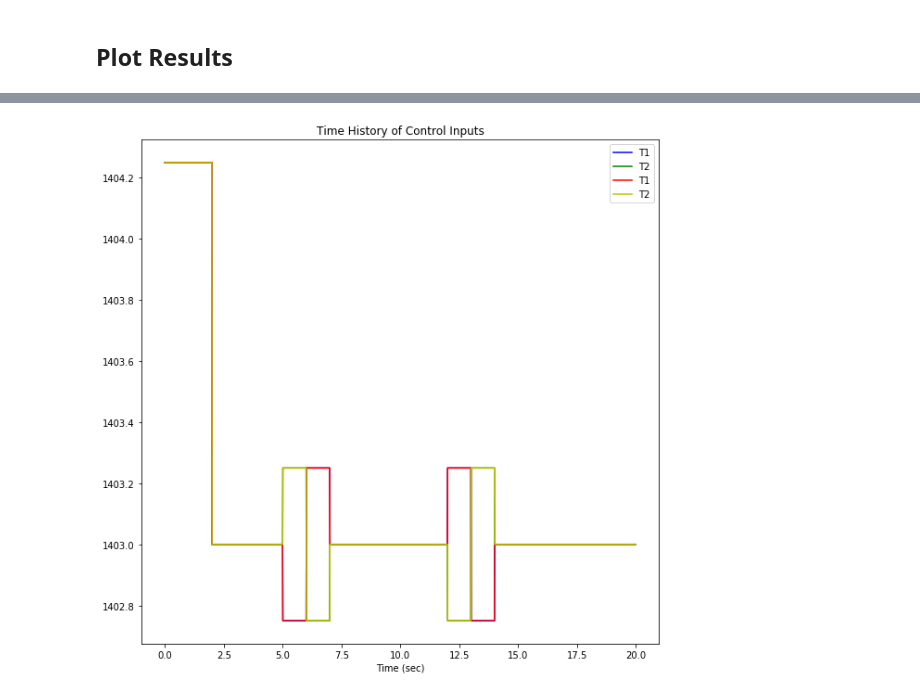
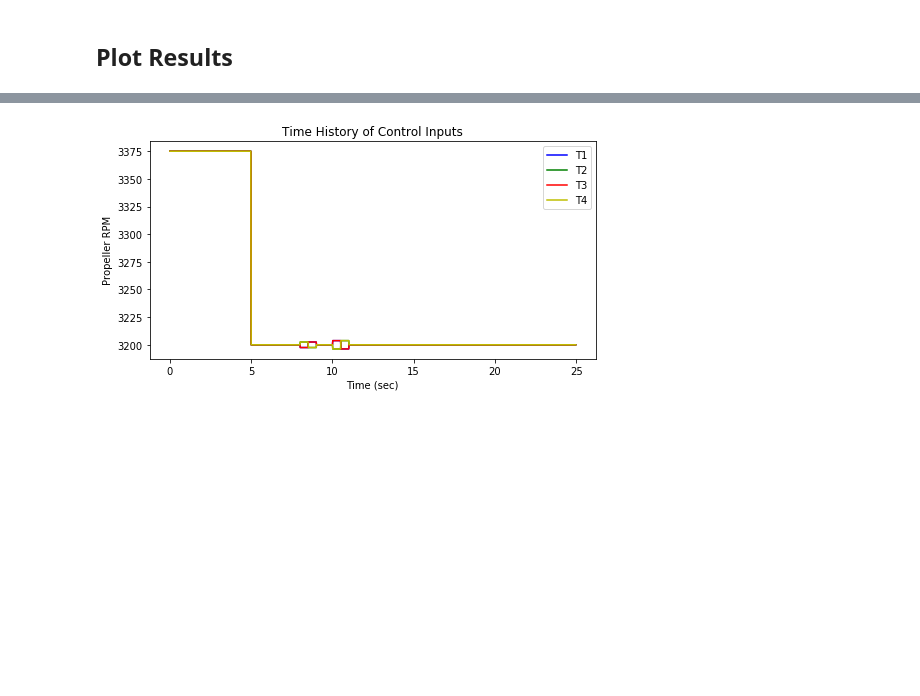
Before and after one commit to charlestytler/QuadcopterSim, a Jupyter notebook: Quad_6DOF_Sim.ipynb, the cells around one changed output, grey strips where cells are left out. Saved outputs shown, nothing was run; the diff lists cells and outputs as text; code cells hidden in the pictures; blank space fills up the shorter version.

```diff
--- a/Quad_6DOF_Sim.ipynb
+++ b/Quad_6DOF_Sim.ipynb
@@ -24,6 +24,9 @@ This first cell will hold the user defined parameters:
 * Initial conditions
 # %%
 import numpy as np
+import matplotlib.pyplot as plt
+# Visualizations will be shown in the notebook.
+%matplotlib inline
 
 
 # Physical Constants
@@ -38,8 +41,8 @@ DTR = 1/57.3; RTD = 57.3
 
 
 # Simulation time and model parameters
-tstep = .01            # Sampling time (sec)
-simulation_time = 20   # Length of time to run simulation (sec)
+tstep = 0.02            # Sampling time (sec)
+simulation_time = 25   # Length of time to run simulation (sec)
 t = np.arange(0,simulation_time,tstep)   # time array
 
 # Model size
@@ -50,7 +53,7 @@ n_inputs = 4   # Number of inputs
 # Initialize State Conditions
 x = np.zeros((n_states,np.size(t)))  # time history of state vectors
 # Initial height
-x[11,0] = 0.3
+x[11,0] = 2.0
 
 
 # Initialize inputs
@@ -178,10 +273,10 @@ def stateDerivative(x,u):
     hE = x[11]
 
     # Calculate forces from propeller inputs (u)
-    F1 = Fthrust(u[0])
-    F2 = Fthrust(u[1])
-    F3 = Fthrust(u[2])
-    F4 = Fthrust(u[3])
+    F1 = Fthrust(x, u[0],  dx,  dy)
+    F2 = Fthrust(x, u[1], -dx, -dy)
+    F3 = Fthrust(x, u[2],  dx, -dy)
+    F4 = Fthrust(x, u[3], -dx,  dy)
     Fz = F1 + F2 + F3 + F4
     L = (F1 + F4) * dy - (F2 + F3) * dy
     M = (F1 + F3) * dx - (F2 + F4) * dx
@@ -297,48 +392,45 @@ for k in range(0, np.size(t) - 1):
 # %% [markdown]
 ## Plot Results
 # %%
-from pylab import *
-# Visualizations will be shown in the notebook.
-%matplotlib inline
 
 
-figure(1, figsize=(10,10))
-subplot(311)
-plot(t,x[11,:],'b',label='h')
-ylabel('h (m)')
-xlabel('Time (sec)')
-legend(loc='best')
-title('Time History of Height, X Position, and Pitch')
+plt.figure(1, figsize=(8,8))
+plt.subplot(311)
+plt.plot(t,x[11,:],'b',label='h')
+plt.ylabel('h (m)')
+plt.xlabel('Time (sec)')
+#plt.legend(loc='best')
+plt.title('Time History of Height, X Position, and Pitch')
 
-subplot(312)
-plot(t,x[9,:],'b',label='x')
-ylabel('x (m)')
-xlabel('Time (sec)')
-#plot(t,x[2,:]*57.3,'b',label='x')
-#ylabel('pitch rate [deg/s]')
+plt.subplot(312)
+plt.plot(t,x[9,:],'b',label='x')
+plt.ylabel('x (m)')
+plt.xlabel('Time (sec)')
 
-subplot(313)
-plot(t,x[7,:]*RTD,'b',label='theta')
-ylabel('Theta (deg)')
-xlabel('Time (sec)')
+plt.subplot(313)
+plt.plot(t,x[7,:]*RTD,'b',label='theta')
+plt.ylabel('Theta (deg)')
+plt.xlabel('Time (sec)')
 
-figure(2, figsize=(10,10))
+plt.figure(2, figsize=(8,8))
 ax = plt.subplot(1,1,1)
-plot(x[9,:],x[11,:],'b',label='y')
-ylabel('h [m]'); xlabel('x [m]')
-#ax.axis('equal')
-legend(loc='best')
-title('Vertical Profile')
+plt.plot(x[9,0:-1:20],x[11,0:-1:20],'bo-',label='y')
+plt.text(x[9,0] + 0.1,x[11,0],'START')
+plt.text(x[9,-1] + 0.1,x[11,-1],'END')
+plt.ylabel('h [m]'); plt.xlabel('x [m]')
+ax.axis('equal')
+#plt.legend(loc='best')
+plt.title('Vertical Profile')
 
-figure(3, figsize=(10,10))
-plot(t[0:-1],u[0,0:-1],'b',label='T1')
-plot(t[0:-1],u[1,0:-1],'g',label='T2')
-plot(t[0:-1],u[2,0:-1],'r',label='T1')
-plot(t[0:-1],u[3,0:-1],'y',label='T2')
-xlabel('Time (sec)')
-legend(loc='best')
-title('Time History of Control Inputs')
+plt.figure(3, figsize=(8,4))
+plt.plot(t[0:-1],u[0,0:-1],'b',label='T1')
+plt.plot(t[0:-1],u[1,0:-1],'g',label='T2')
+plt.plot(t[0:-1],u[2,0:-1],'r',label='T3')
+plt.plot(t[0:-1],u[3,0:-1],'y',label='T4')
+plt.xlabel('Time (sec)')
+plt.ylabel('Propeller RPM')
+plt.legend(loc='best')
+plt.title('Time History of Control Inputs')
 
-
-show()
+plt.show()
 # %% [output]
@@ -347 +439 @@ show()
-[figure, old version]
+[figure, new version]
```
Also changed, not shown: parts of 7 cells of this notebook, 1 other file.
